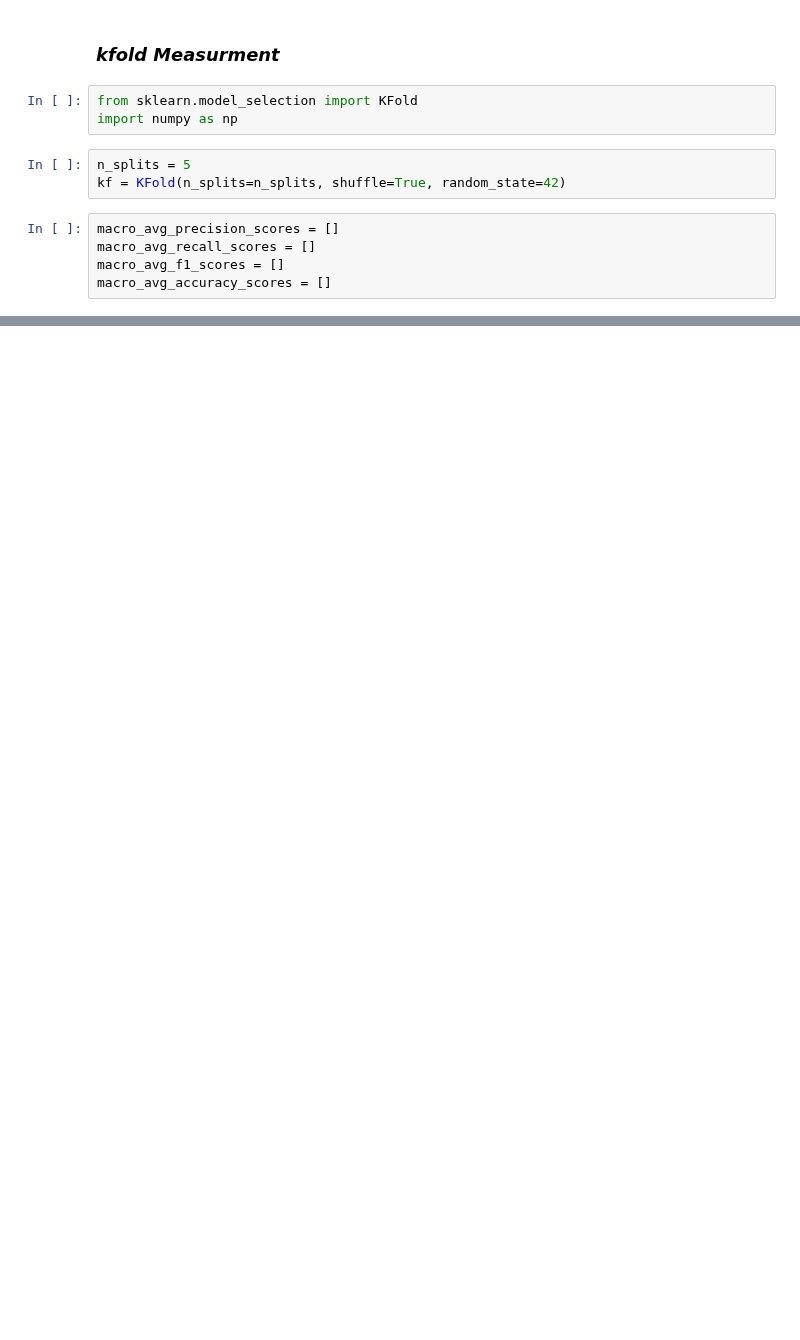
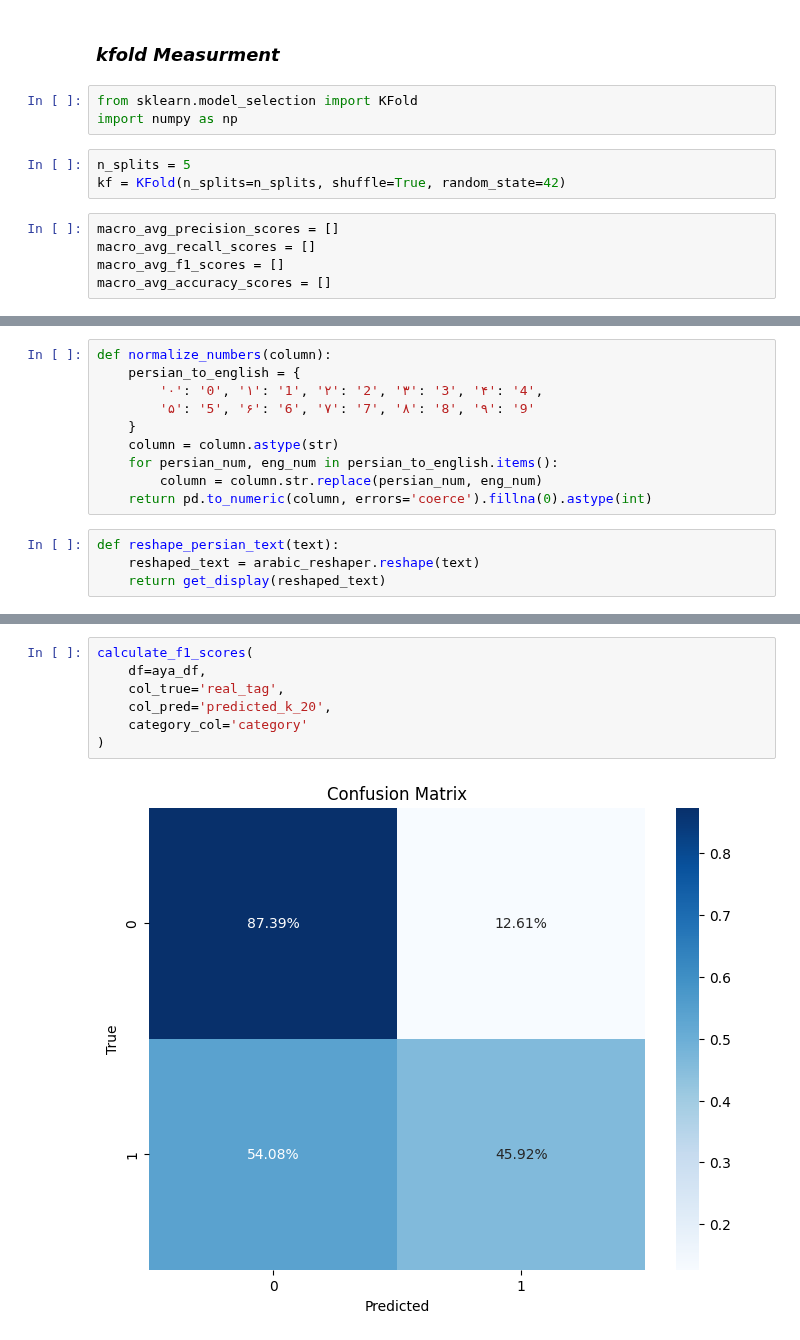
Before and after one commit to ShayanSalehi81/BachelorProject, a Jupyter notebook: Codes/Classification_report.ipynb, the cells around one changed output, grey strips where cells are left out. Saved outputs shown, nothing was run; the diff lists cells and outputs as text; blank space fills up the shorter version.

```diff
--- a/Codes/Classification_report.ipynb
+++ b/Codes/Classification_report.ipynb
@@ -223,0 +234,14 @@ F1 Score (Macro Avg): Range=0.1366
+# %%
+def normalize_numbers(column):
+    persian_to_english = {
+        '۰': '0', '۱': '1', '۲': '2', '۳': '3', '۴': '4',
+        '۵': '5', '۶': '6', '۷': '7', '۸': '8', '۹': '9'
+    }
+    column = column.astype(str)
+    for persian_num, eng_num in persian_to_english.items():
+        column = column.str.replace(persian_num, eng_num)
+    return pd.to_numeric(column, errors='coerce').fillna(0).astype(int)
+# %%
+def reshape_persian_text(text):
+    reshaped_text = arabic_reshaper.reshape(text)
+    return get_display(reshaped_text)
@@ -223,0 +331,9 @@ F1 Score (Macro Avg): Range=0.1366
+# %%
+calculate_f1_scores(
+    df=aya_df,
+    col_true='real_tag',
+    col_pred='predicted_k_20',
+    category_col='category'
+)
+# %% [output]
+[figure, added]
```
Also changed, not shown: parts of 10 cells of this notebook, 2 other files.
